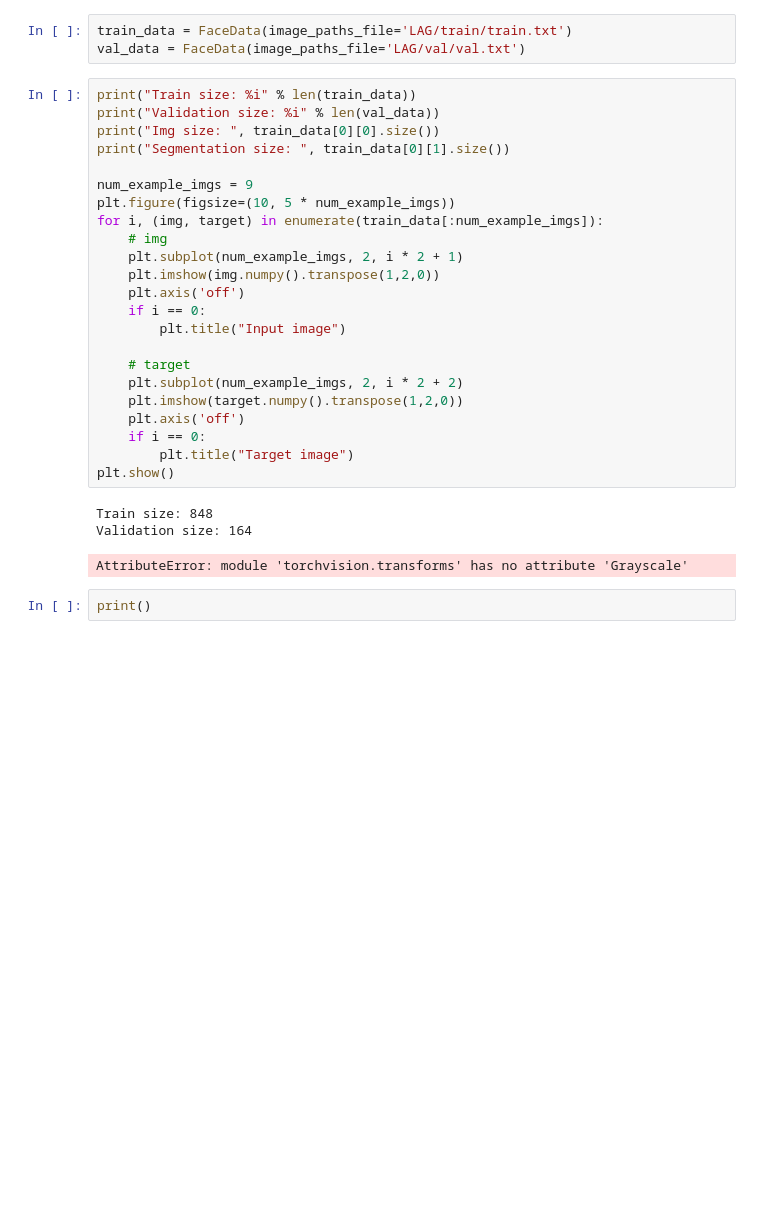
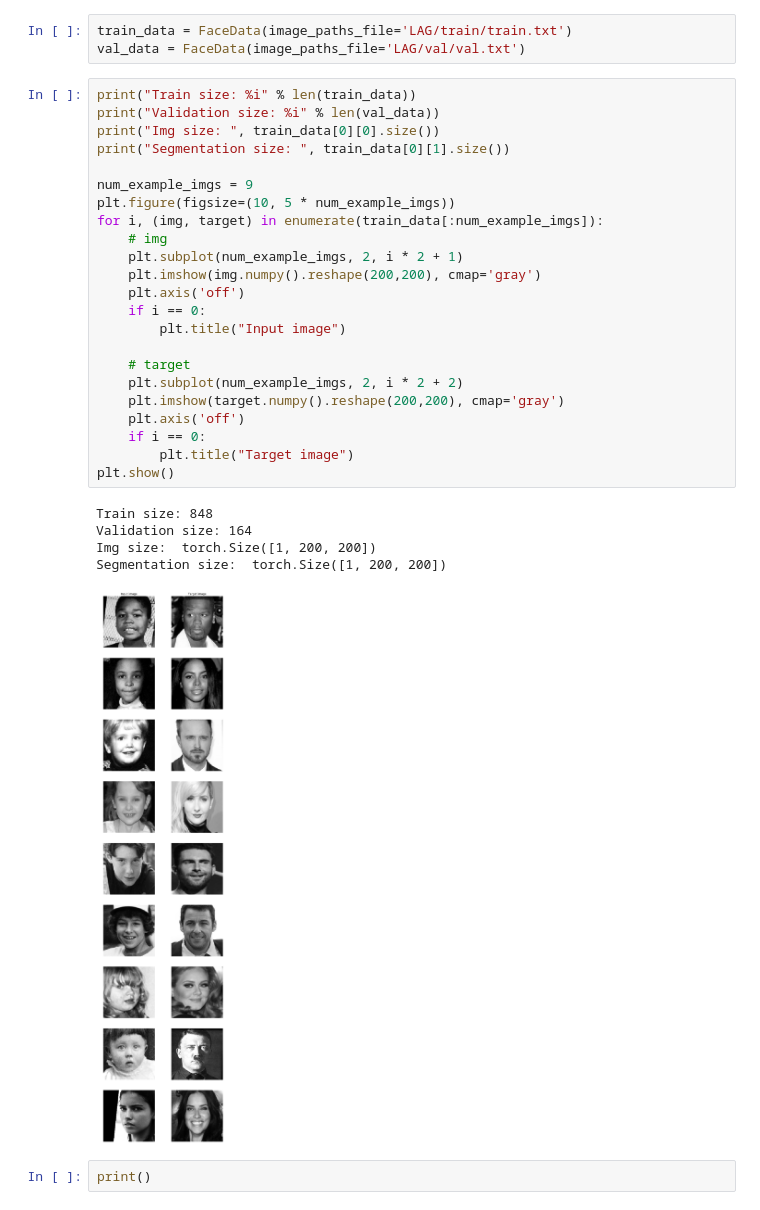
Before and after one commit to HX4G0N/ConvAge, a Jupyter notebook: Untitled.ipynb, the cells around one changed output. Drawn from its saved outputs; the diff is of its cells as text; blank space fills up the shorter version.

```diff
--- a/Untitled.ipynb
+++ b/Untitled.ipynb
@@ -24,30 +24,32 @@ val_data = FaceData(image_paths_file='LAG/val/val.txt')
 # %%
 print("Train size: %i" % len(train_data))
 print("Validation size: %i" % len(val_data))
 print("Img size: ", train_data[0][0].size())
 print("Segmentation size: ", train_data[0][1].size())
 
 num_example_imgs = 9
 plt.figure(figsize=(10, 5 * num_example_imgs))
 for i, (img, target) in enumerate(train_data[:num_example_imgs]):
     # img
     plt.subplot(num_example_imgs, 2, i * 2 + 1)
-    plt.imshow(img.numpy().transpose(1,2,0))
+    plt.imshow(img.numpy().reshape(200,200), cmap='gray')
     plt.axis('off')
     if i == 0:
         plt.title("Input image")
 
     # target
     plt.subplot(num_example_imgs, 2, i * 2 + 2)
-    plt.imshow(target.numpy().transpose(1,2,0))
+    plt.imshow(target.numpy().reshape(200,200), cmap='gray')
     plt.axis('off')
     if i == 0:
         plt.title("Target image")
 plt.show()
 # %% [output]
 Train size: 848
 Validation size: 164
+Img size:  torch.Size([1, 200, 200])
+Segmentation size:  torch.Size([1, 200, 200])
-AttributeError: module 'torchvision.transforms' has no attribute 'Grayscale'
+[figure, added]
 # %%
 print()
 # %% [output]
```
